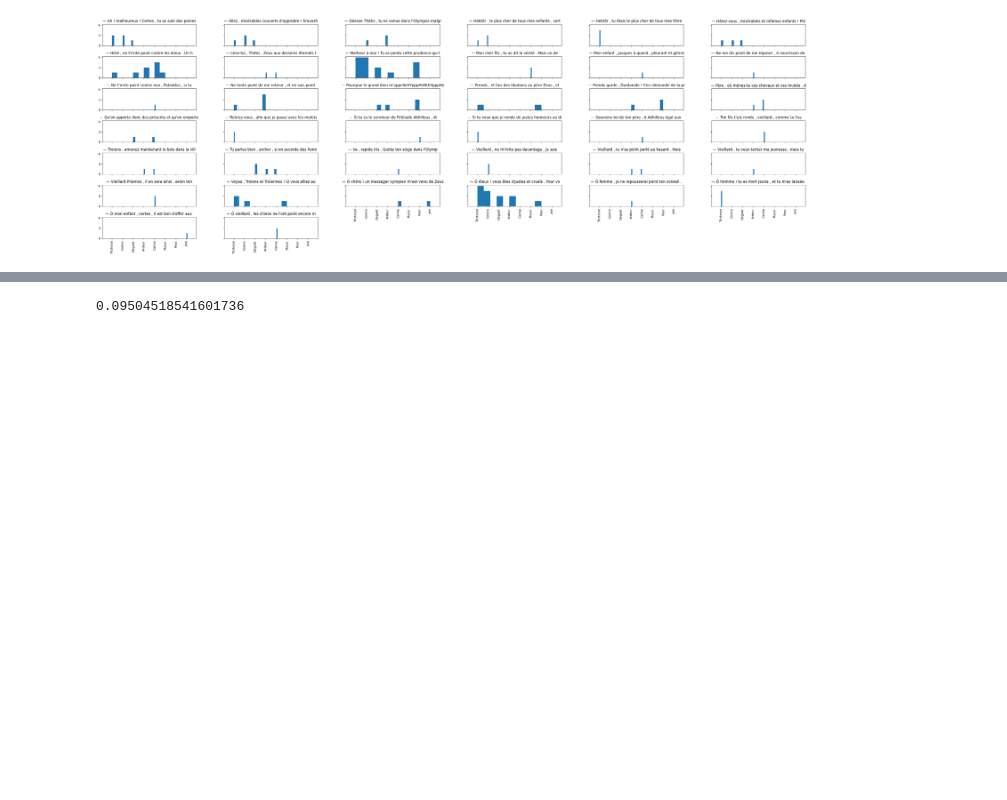
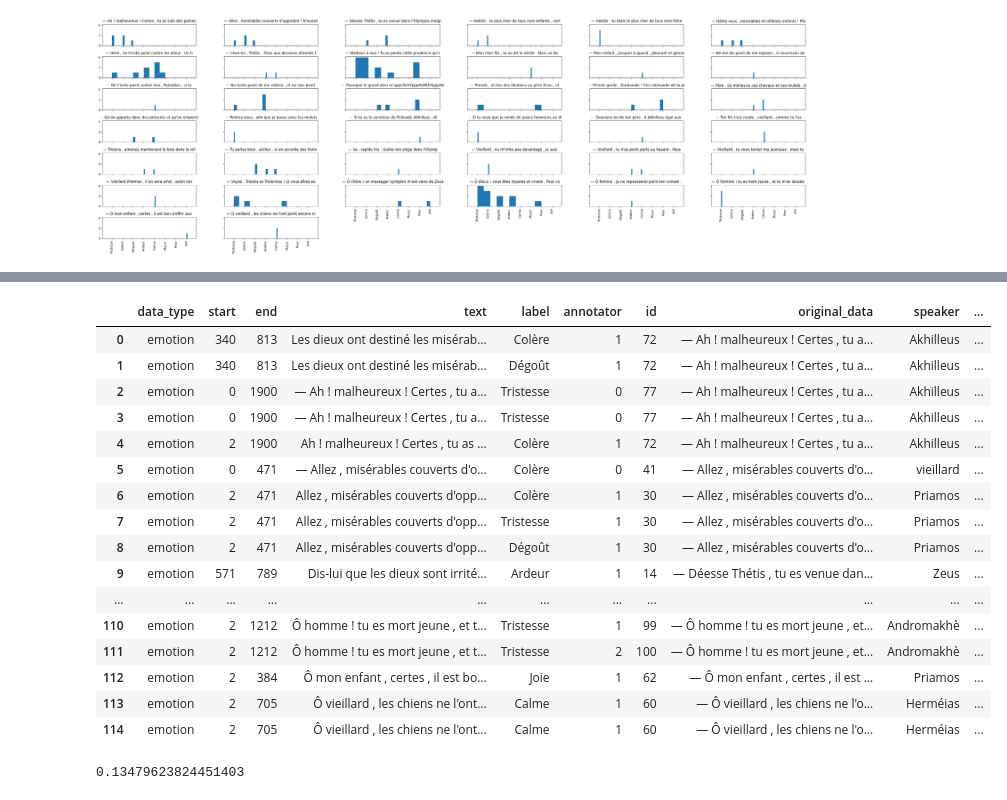
Before and after one commit to dpicca/Homer_Iliad_Dataset, a Jupyter notebook: Dataframes/Data_cleaning.ipynb, the cells around one changed output, grey strips where cells are left out. Saved outputs shown, nothing was run; the diff lists cells and outputs as text; code cells hidden in the pictures; blank space fills up the shorter version.

```diff
--- a/Dataframes/Data_cleaning.ipynb
+++ b/Dataframes/Data_cleaning.ipynb
@@ -238,7 +240,27 @@ chapter_1.reset_index(inplace=True, drop=True)
+# %%
+df
+# %% [output]
+|  | data_type | start | end | text | label | annotator | id | original_data | speaker | ... |
+| 0 | emotion | 340 | 813 | Les dieux ont destiné les misérab... | Colère | 1 | 72 | — Ah ! malheureux ! Certes , tu a... | Akhilleus | ... |
+| 1 | emotion | 340 | 813 | Les dieux ont destiné les misérab... | Dégoût | 1 | 72 | — Ah ! malheureux ! Certes , tu a... | Akhilleus | ... |
+| 2 | emotion | 0 | 1900 | — Ah ! malheureux ! Certes , tu a... | Tristesse | 0 | 77 | — Ah ! malheureux ! Certes , tu a... | Akhilleus | ... |
+| 3 | emotion | 0 | 1900 | — Ah ! malheureux ! Certes , tu a... | Tristesse | 0 | 77 | — Ah ! malheureux ! Certes , tu a... | Akhilleus | ... |
+| 4 | emotion | 2 | 1900 | Ah ! malheureux ! Certes , tu as ... | Colère | 1 | 72 | — Ah ! malheureux ! Certes , tu a... | Akhilleus | ... |
+| 5 | emotion | 0 | 471 | — Allez , misérables couverts d'o... | Colère | 0 | 41 | — Allez , misérables couverts d'o... | vieillard | ... |
+| 6 | emotion | 2 | 471 | Allez , misérables couverts d'opp... | Colère | 1 | 30 | — Allez , misérables couverts d'o... | Priamos | ... |
+| 7 | emotion | 2 | 471 | Allez , misérables couverts d'opp... | Tristesse | 1 | 30 | — Allez , misérables couverts d'o... | Priamos | ... |
+| 8 | emotion | 2 | 471 | Allez , misérables couverts d'opp... | Dégoût | 1 | 30 | — Allez , misérables couverts d'o... | Priamos | ... |
+| 9 | emotion | 571 | 789 | Dis-lui que les dieux sont irrité... | Ardeur | 1 | 14 | — Déesse Thétis , tu es venue dan... | Zeus | ... |
+| ... | ... | ... | ... | ... | ... | ... | ... | ... | ... | ... |
+| 110 | emotion | 2 | 1212 | Ô homme ! tu es mort jeune , et t... | Tristesse | 1 | 99 | — Ô homme ! tu es mort jeune , et... | Andromakhè | ... |
+| 111 | emotion | 2 | 1212 | Ô homme ! tu es mort jeune , et t... | Tristesse | 2 | 100 | — Ô homme ! tu es mort jeune , et... | Andromakhè | ... |
+| 112 | emotion | 2 | 384 | Ô mon enfant , certes , il est bo... | Joie | 1 | 62 | — Ô mon enfant , certes , il est ... | Priamos | ... |
+| 113 | emotion | 2 | 705 | Ô vieillard , les chiens ne l'ont... | Calme | 1 | 60 | — Ô vieillard , les chiens ne l'o... | Herméias | ... |
+| 114 | emotion | 2 | 705 | Ô vieillard , les chiens ne l'ont... | Calme | 1 | 60 | — Ô vieillard , les chiens ne l'o... | Herméias | ... |
 # %%
 kripp = sf.calculate_krippendorffs_alpha_for_df(
-    chapter_1, experiment_col='rounded_length', annotator_col='annotator', class_col='label')
+    chapter_1, experiment_col='original_data', annotator_col='annotator', class_col='label')
 print(kripp)
 # %% [output]
-0.09504518541601736
+0.13479623824451403
 # %%
```
Also changed, not shown: parts of 22 cells of this notebook.
